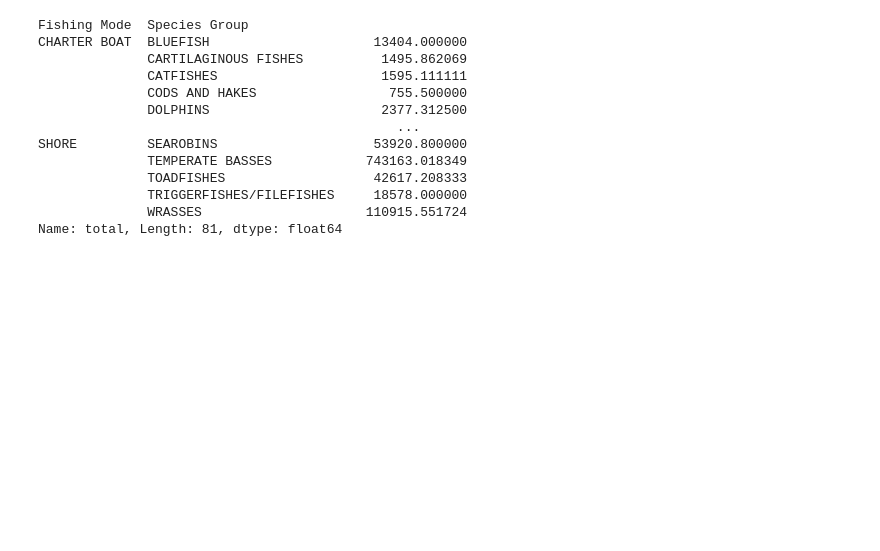
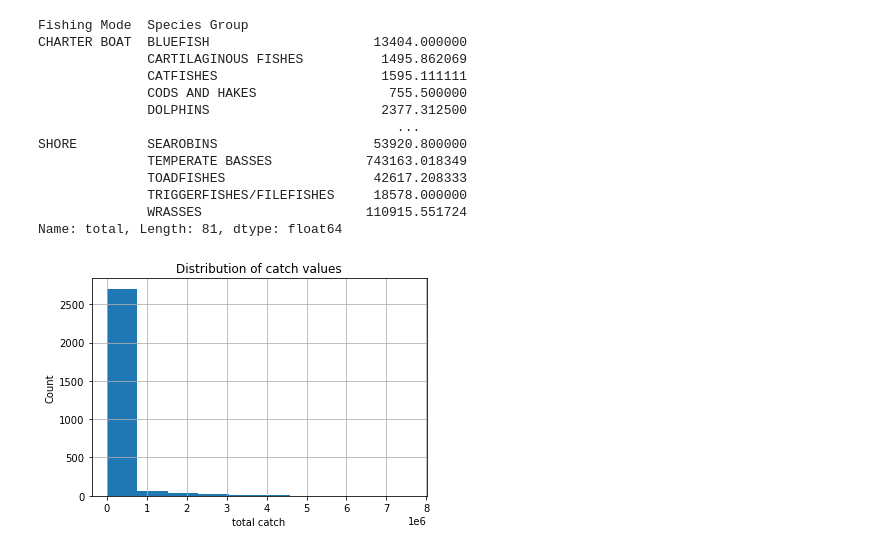
Before and after one commit to rjaynes/FishingModel, a Jupyter notebook: Fishing_Data_Wrangling.ipynb, the cells around one changed output. Saved outputs shown, nothing was run; the diff lists cells and outputs as text; code cells hidden in the pictures; blank space fills up the shorter version.

Commit message:
Started grouping/visualizing data

```diff
--- a/Fishing_Data_Wrangling.ipynb
+++ b/Fishing_Data_Wrangling.ipynb
@@ -172,0 +175,7 @@ import matplotlib as plt
+# %%
+df.total.hist(bins = 10)
+plt.xlabel('total catch')
+plt.ylabel('Count')
+plt.title('Distribution of catch values');
+# %% [output]
+[figure, added]
```
Also changed, not shown: parts of 14 cells of this notebook.
